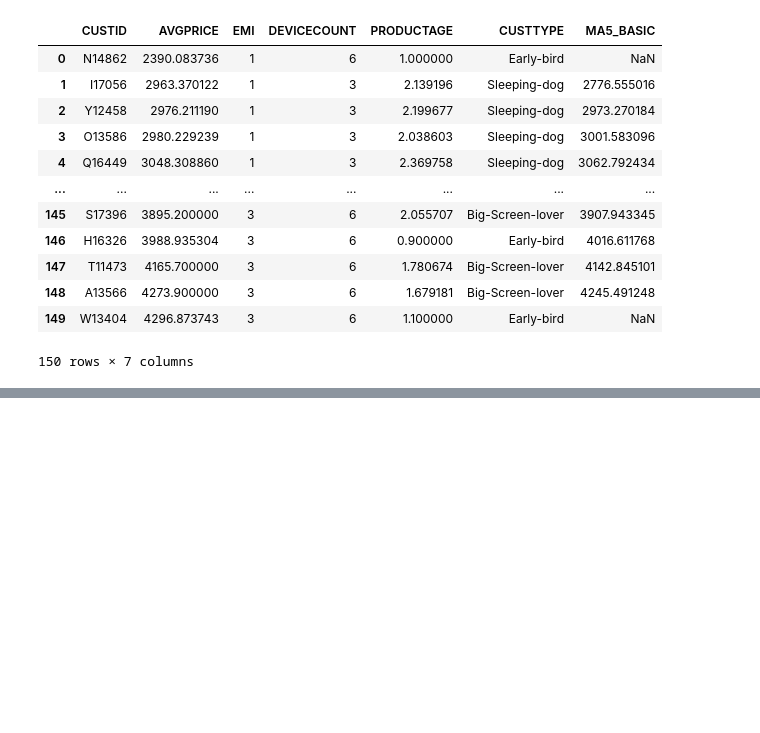
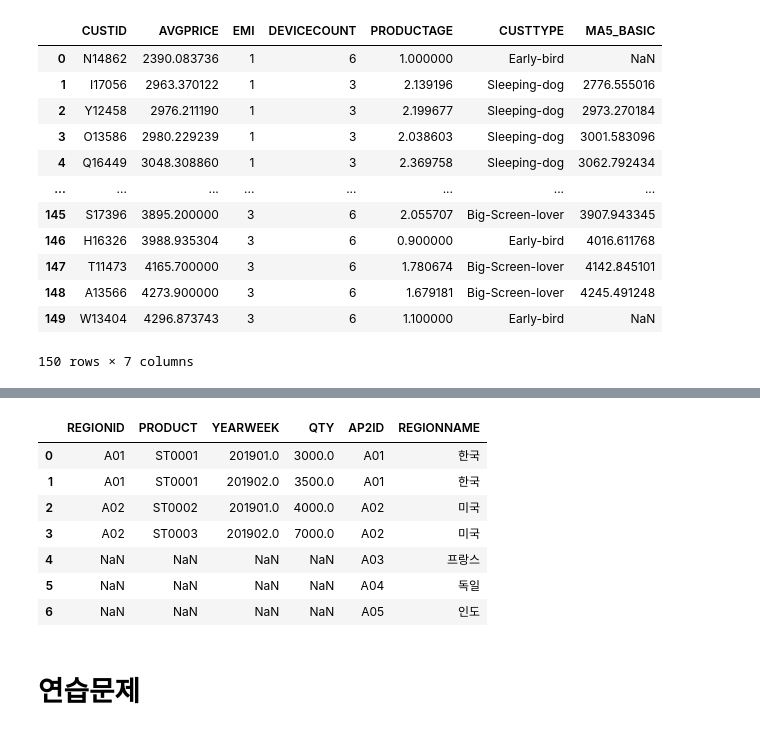
Before and after one commit to HongDonkey/Python, a Jupyter notebook: Session05/DataFramePrac.ipynb, the cells around one changed output, grey strips where cells are left out. Cells and saved outputs as stored; diff of their text form; code cells hidden in the pictures; blank space fills up the shorter version.

```diff
--- a/Session05/DataFramePrac.ipynb
+++ b/Session05/DataFramePrac.ipynb
@@ -566,0 +552,2 @@ csData.drop_duplicates(['CUSTTYPE']) # CUSTTYPE을 기준으로 중복제거
+# %%
+joinSellout = pd.read_csv("../dataset/join_kopo_product_volume.csv")
@@ -566,0 +570,2 @@ csData.drop_duplicates(['CUSTTYPE']) # CUSTTYPE을 기준으로 중복제거
+# %%
+joinMaster.rename(columns={"REGIONID":"AP2ID"},inplace=True)
@@ -566,0 +608,4 @@ csData.drop_duplicates(['CUSTTYPE']) # CUSTTYPE을 기준으로 중복제거
+# %%
+joinMaster.loc[4,"AP2ID"] = "A05"
+# %%
+joinMaster.loc[4, "REGIONNAME"] = "인도"
@@ -566,0 +621,14 @@ csData.drop_duplicates(['CUSTTYPE']) # CUSTTYPE을 기준으로 중복제거
+# %%
+pd.merge(left = joinSellout, right = joinMaster,
+        left_on="REGIONID", right_on = "AP2ID", how="outer")
+# %% [output]
+|  | REGIONID | PRODUCT | YEARWEEK | QTY | AP2ID | REGIONNAME |
+| 0 | A01 | ST0001 | 201901.0 | 3000.0 | A01 | 한국 |
+| 1 | A01 | ST0001 | 201902.0 | 3500.0 | A01 | 한국 |
+| 2 | A02 | ST0002 | 201901.0 | 4000.0 | A02 | 미국 |
+| 3 | A02 | ST0003 | 201902.0 | 7000.0 | A02 | 미국 |
+| 4 | NaN | NaN | NaN | NaN | A03 | 프랑스 |
+| 5 | NaN | NaN | NaN | NaN | A04 | 독일 |
+| 6 | NaN | NaN | NaN | NaN | A05 | 인도 |
+# %% [markdown]
+# 연습문제
```
Also changed, not shown: parts of 33 cells of this notebook, 2 other files.
